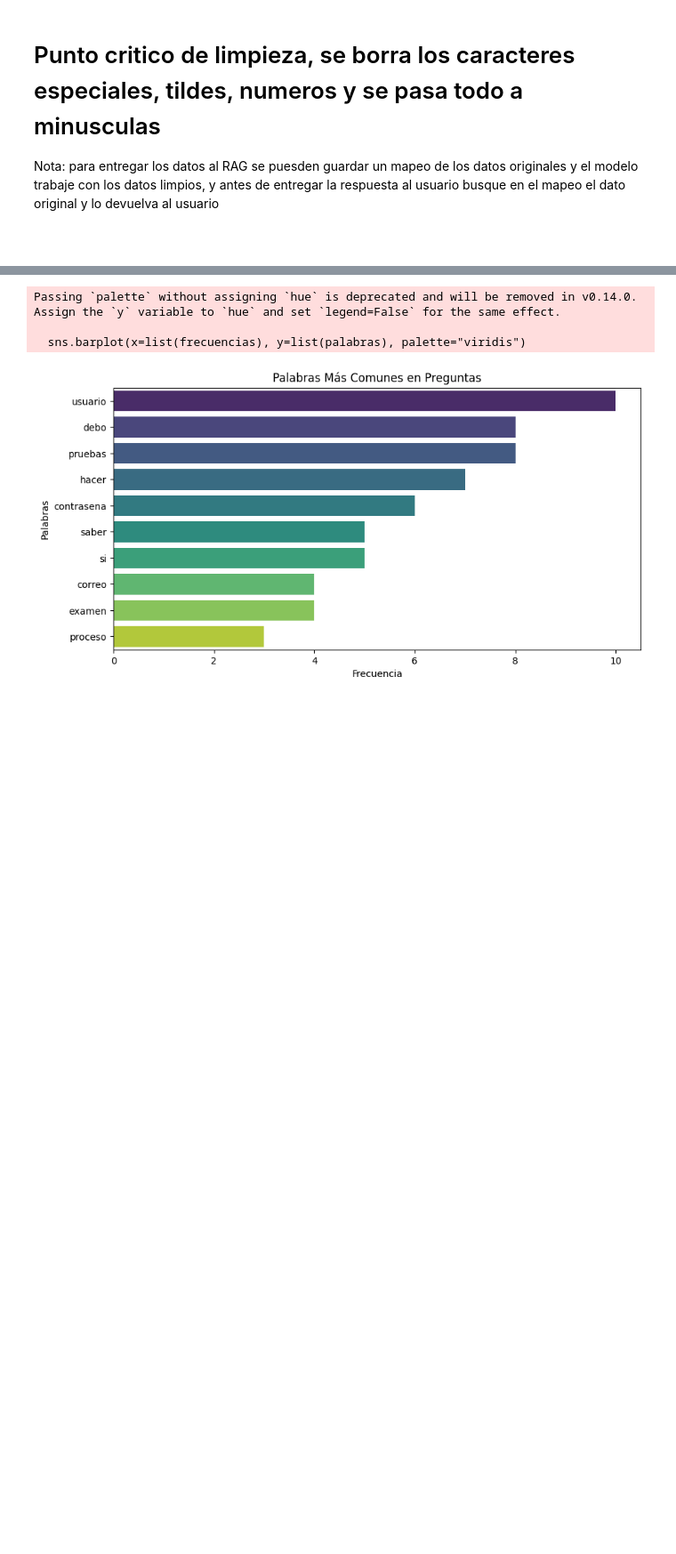
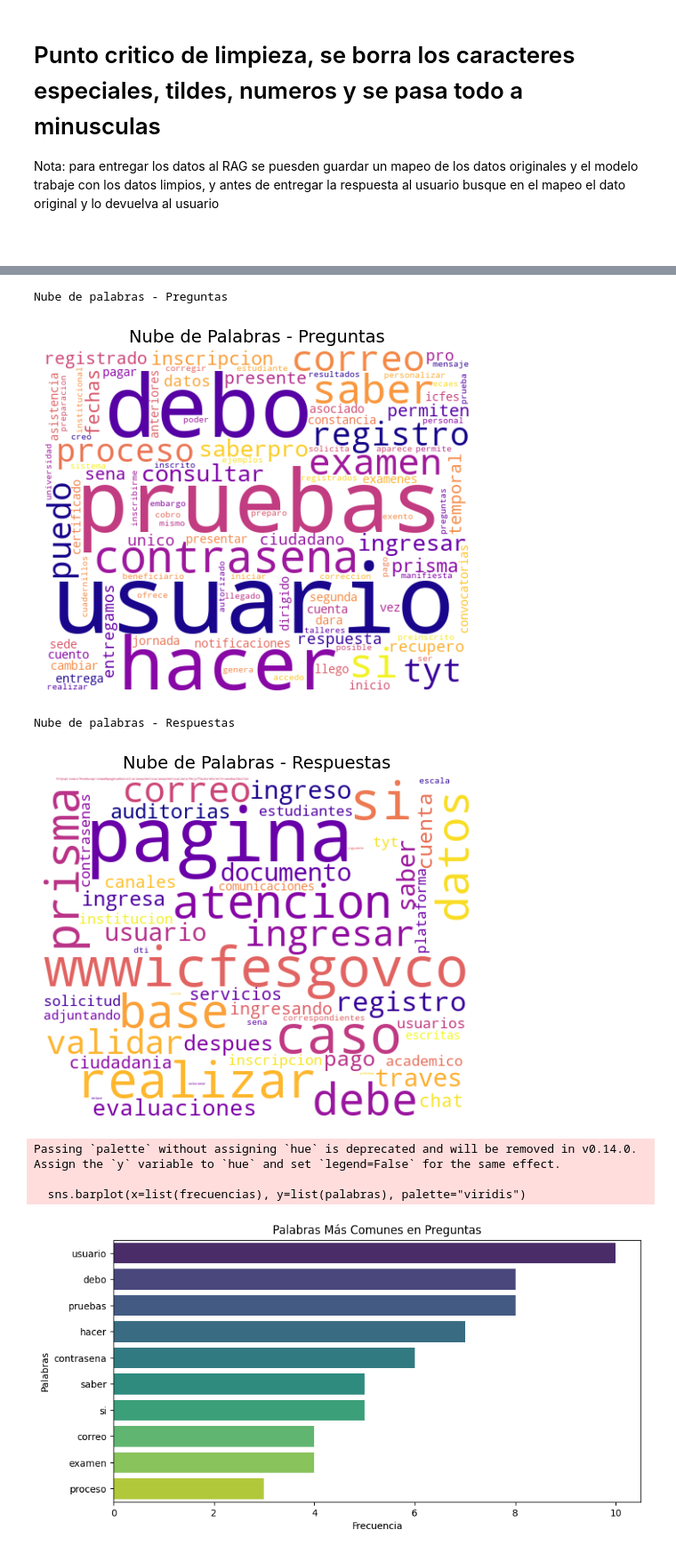
Before and after one commit to Isaac-opz/SaberPro-AI-Assistant, a Jupyter notebook: EDA/EDA.ipynb, the cells around one changed output, grey strips where cells are left out. Shown at 89% size. Saved outputs shown, nothing was run; the diff lists cells and outputs as text; code cells hidden in the pictures; blank space fills up the shorter version.

```diff
--- a/EDA/EDA.ipynb
+++ b/EDA/EDA.ipynb
@@ -222 +222,27 @@ Nube de palabras - Respuestas
+# %%
+# Función para generar nubes de palabras con fondo blanco
+def generar_nube_palabras(frecuencia_palabras, titulo):
+    wordcloud = WordCloud(
+        width=500, height=400,
+        background_color="white",  # Cambio de fondo a blanco
+        colormap="plasma",
+        max_words=100
+    ).generate_from_frequencies(frecuencia_palabras)
+
+    plt.figure(figsize=(10, 5))
+    plt.imshow(wordcloud, interpolation="bilinear")
+    plt.axis("off")
+    plt.title(titulo, fontsize=14, color="black")  # Cambio de título a negro para mejor visibilidad
+    plt.show()
+
+# Generar nubes de palabras para preguntas y respuestas con fondo blanco
+print("Nube de palabras - Preguntas")
+generar_nube_palabras(frecuencia_preguntas, "Nube de Palabras - Preguntas")
+print("Nube de palabras - Respuestas")
+generar_nube_palabras(frecuencia_respuestas, "Nube de Palabras - Respuestas")
+# %% [output]
+Nube de palabras - Preguntas
+[figure, added]
+Nube de palabras - Respuestas
+[figure, added]
 # %%
```
Also changed, not shown: parts of 12 cells of this notebook.
